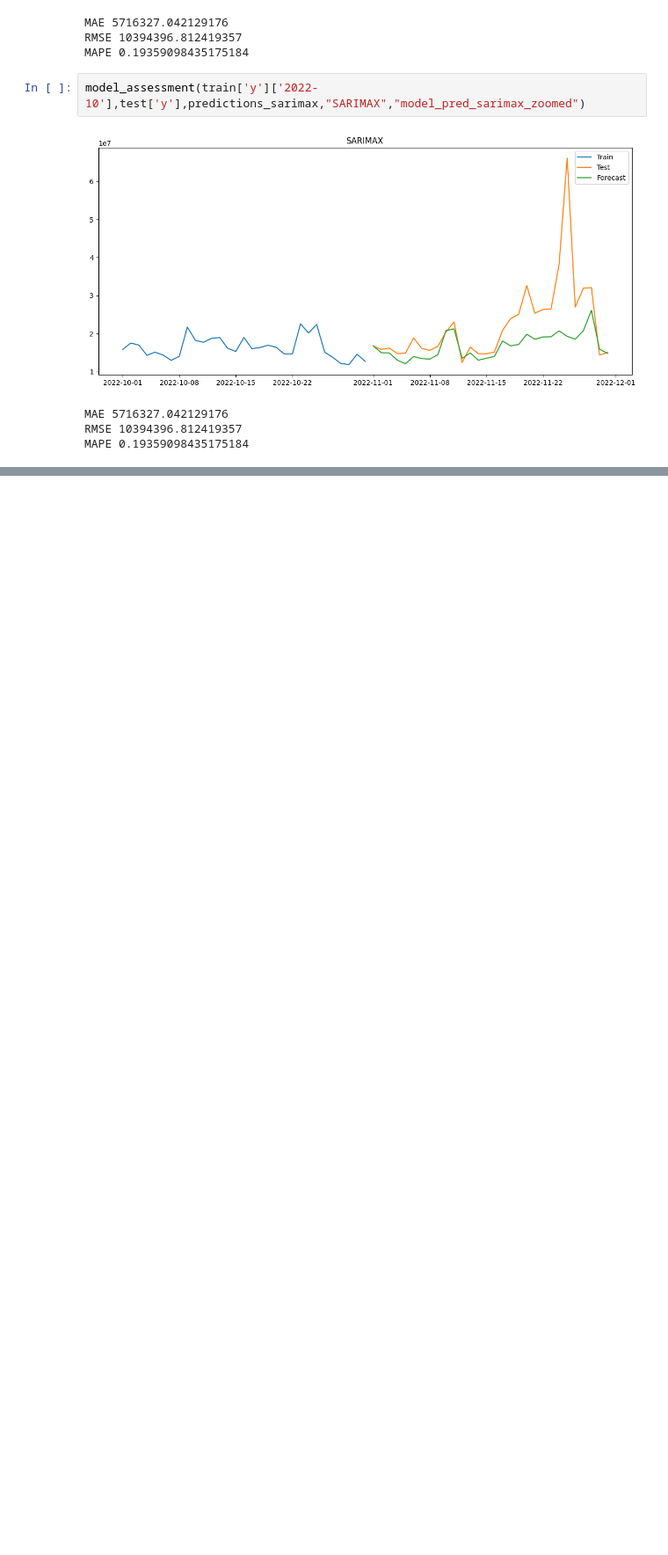
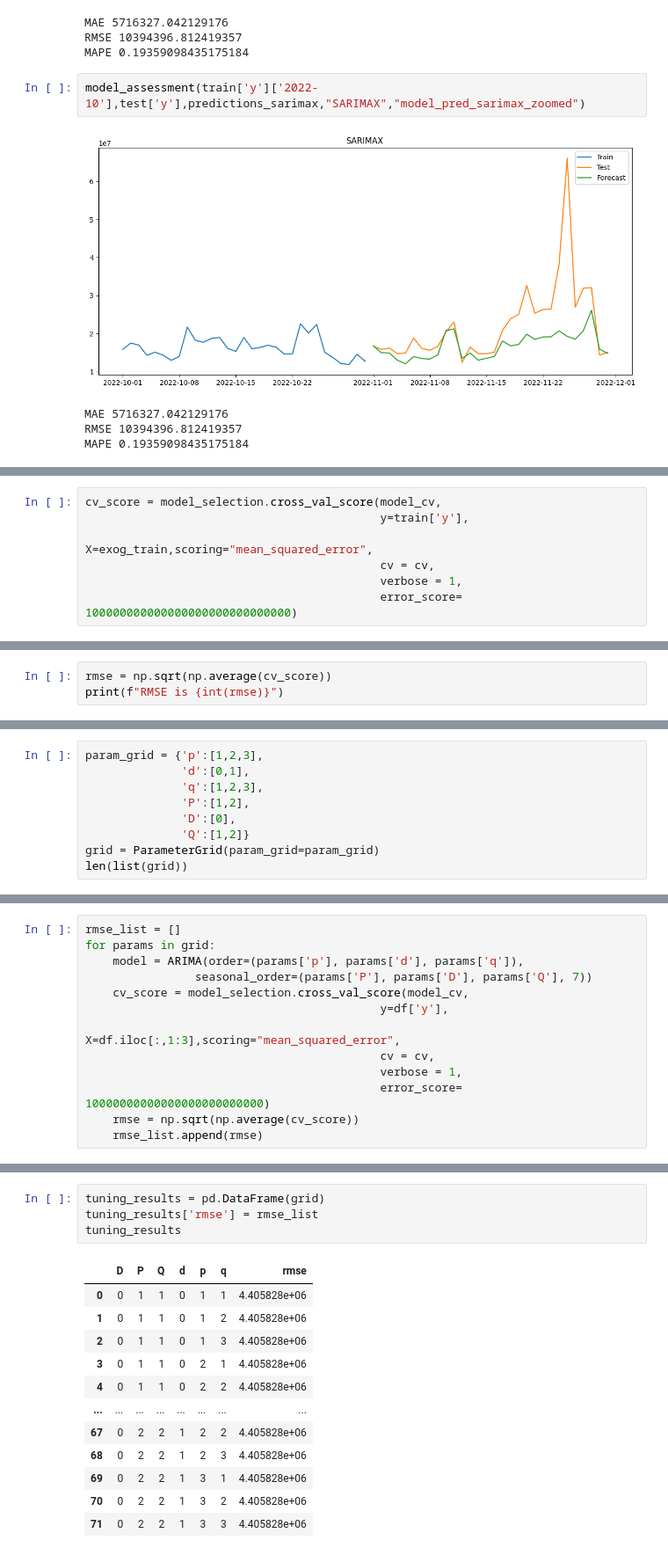
Before and after one commit to anandreddy05/Daily_Revenue_Forecasting, a Jupyter notebook: notebooks/models.ipynb, the cells around one changed output, grey strips where cells are left out. Shown: that part at 88% size. Drawn from its saved outputs; the diff is of its cells as text; blank space fills up the shorter version.

```diff
--- a/notebooks/models.ipynb
+++ b/notebooks/models.ipynb
@@ -286,0 +330,7 @@ MAPE 0.19359098435175184
+# %%
+cv_score = model_selection.cross_val_score(model_cv,
+                                           y=train['y'],
+                                           X=exog_train,scoring="mean_squared_error",
+                                           cv = cv,
+                                           verbose = 1,
+                                           error_score= 100000000000000000000000000000)
@@ -286,0 +345,3 @@ MAPE 0.19359098435175184
+# %%
+rmse = np.sqrt(np.average(cv_score))
+print(f"RMSE is {int(rmse)}")
@@ -286,0 +352,9 @@ MAPE 0.19359098435175184
+# %%
+param_grid = {'p':[1,2,3],
+              'd':[0,1],
+              'q':[1,2,3],
+              'P':[1,2],
+              'D':[0],
+              'Q':[1,2]}
+grid = ParameterGrid(param_grid=param_grid)
+len(list(grid))
@@ -286,0 +365,13 @@ MAPE 0.19359098435175184
+# %%
+rmse_list = []
+for params in grid:
+    model = ARIMA(order=(params['p'], params['d'], params['q']),
+                seasonal_order=(params['P'], params['D'], params['Q'], 7))
+    cv_score = model_selection.cross_val_score(model_cv,
+                                           y=df['y'],
+                                           X=df.iloc[:,1:3],scoring="mean_squared_error",
+                                           cv = cv,
+                                           verbose = 1,
+                                           error_score= 10000000000000000000000000)
+    rmse = np.sqrt(np.average(cv_score))
+    rmse_list.append(rmse)
@@ -286,0 +398,17 @@ MAPE 0.19359098435175184
+# %%
+tuning_results = pd.DataFrame(grid)
+tuning_results['rmse'] = rmse_list
+tuning_results
+# %% [output]
+|  | D | P | Q | d | p | q | rmse |
+| 0 | 0 | 1 | 1 | 0 | 1 | 1 | 4.405828e+06 |
+| 1 | 0 | 1 | 1 | 0 | 1 | 2 | 4.405828e+06 |
+| 2 | 0 | 1 | 1 | 0 | 1 | 3 | 4.405828e+06 |
+| 3 | 0 | 1 | 1 | 0 | 2 | 1 | 4.405828e+06 |
+| 4 | 0 | 1 | 1 | 0 | 2 | 2 | 4.405828e+06 |
+| ... | ... | ... | ... | ... | ... | ... | ... |
+| 67 | 0 | 2 | 2 | 1 | 2 | 2 | 4.405828e+06 |
+| 68 | 0 | 2 | 2 | 1 | 2 | 3 | 4.405828e+06 |
+| 69 | 0 | 2 | 2 | 1 | 3 | 1 | 4.405828e+06 |
+| 70 | 0 | 2 | 2 | 1 | 3 | 2 | 4.405828e+06 |
+| 71 | 0 | 2 | 2 | 1 | 3 | 3 | 4.405828e+06 |
```
Also changed, not shown: parts of 35 cells of this notebook.
